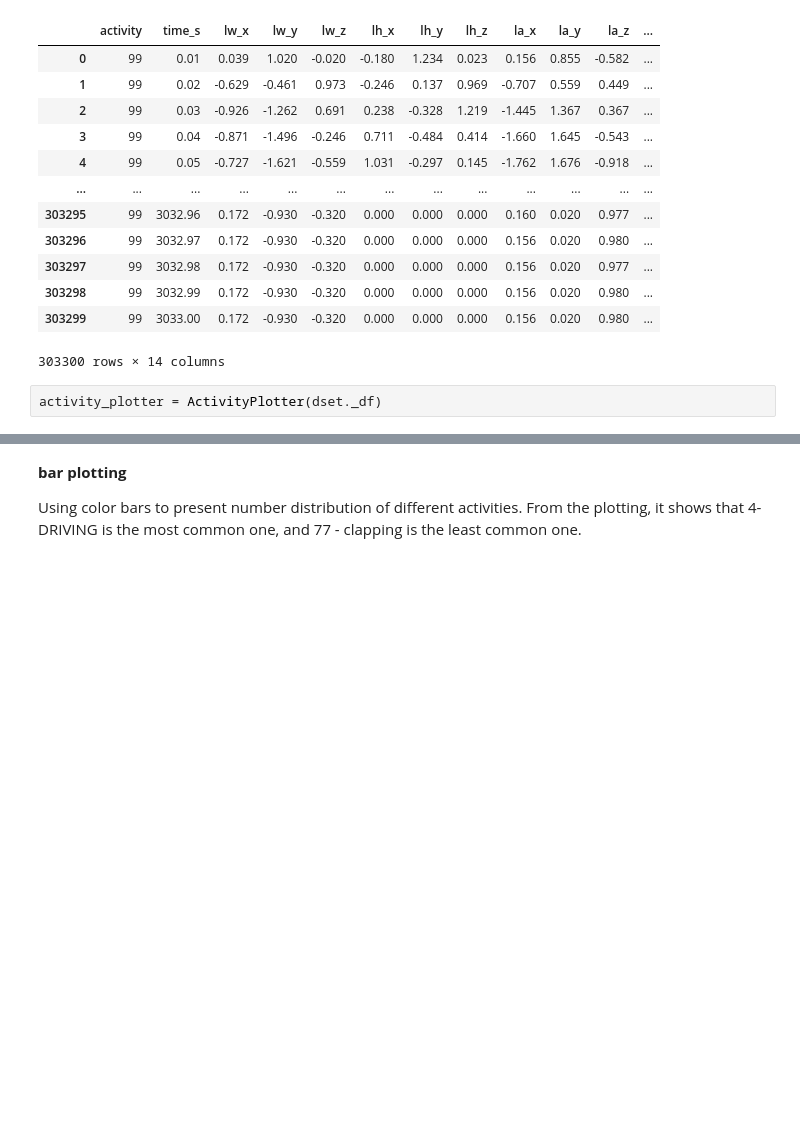
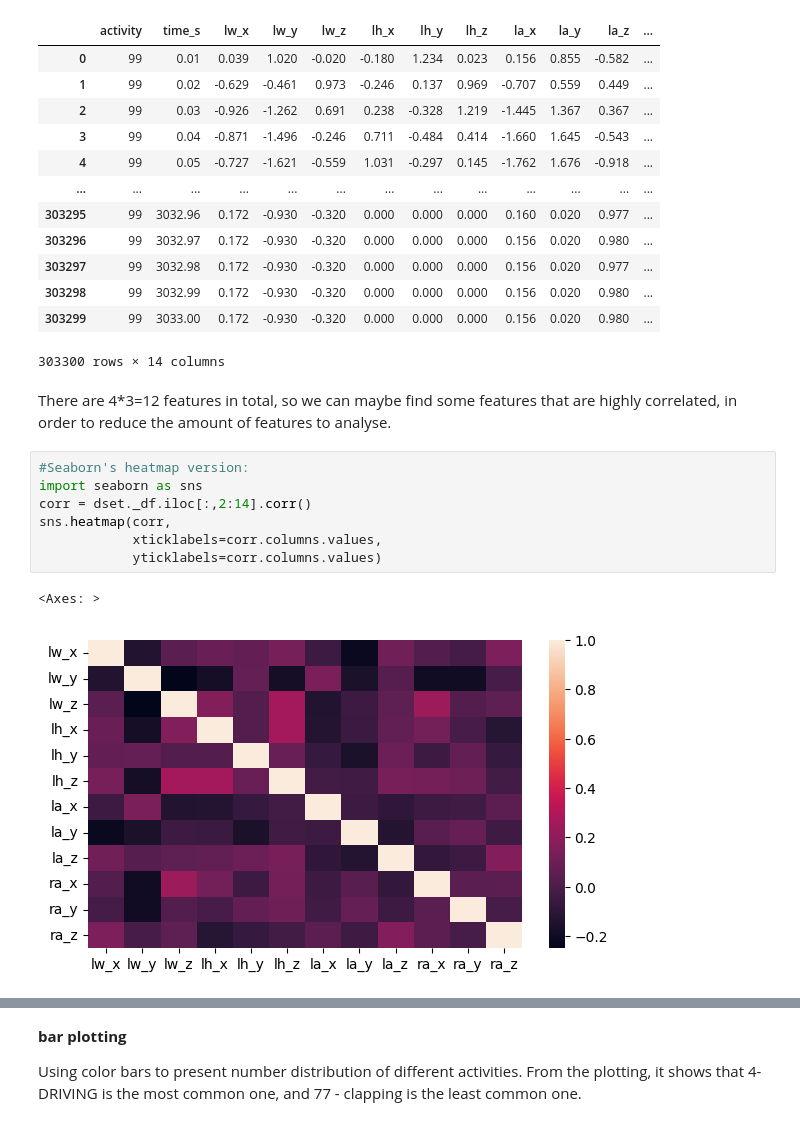
Before and after one commit to yalda-amirsoleymani/har-dataset-processing, a Jupyter notebook: data_preprocessing_menglutao.ipynb, the cells around one changed output, grey strips where cells are left out. Drawn from its saved outputs; the diff is of its cells as text; blank space fills up the shorter version.

```diff
--- a/data_preprocessing_menglutao.ipynb
+++ b/data_preprocessing_menglutao.ipynb
@@ -76,5 +76,15 @@ sample_df
 | 303298 | 99 | 3032.99 | 0.172 | -0.930 | -0.320 | 0.000 | 0.000 | 0.000 | 0.156 | 0.020 | 0.980 | ... |
 | 303299 | 99 | 3033.00 | 0.172 | -0.930 | -0.320 | 0.000 | 0.000 | 0.000 | 0.156 | 0.020 | 0.980 | ... |
 303300 rows × 14 columns
-# %%
-activity_plotter = ActivityPlotter(dset._df)
+# %% [markdown]
+There are 4*3=12 features in total, so we can maybe find some features that are highly correlated, in order to reduce the amount of features to analyse.
+# %%
+#Seaborn's heatmap version:
+import seaborn as sns
+corr = dset._df.iloc[:,2:14].corr()
+sns.heatmap(corr,
+            xticklabels=corr.columns.values,
+            yticklabels=corr.columns.values)
+# %% [output]
+<Axes: >
+[figure, added]
```
Also changed, not shown: parts of 36 cells of this notebook, 2 other files.
